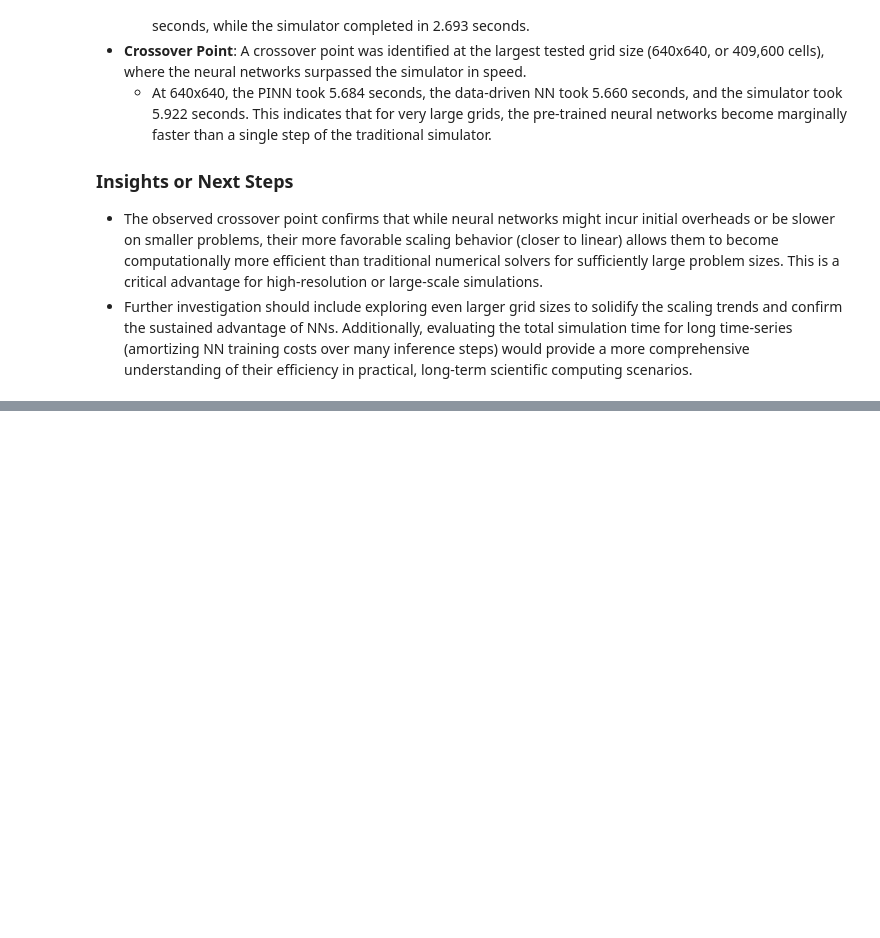
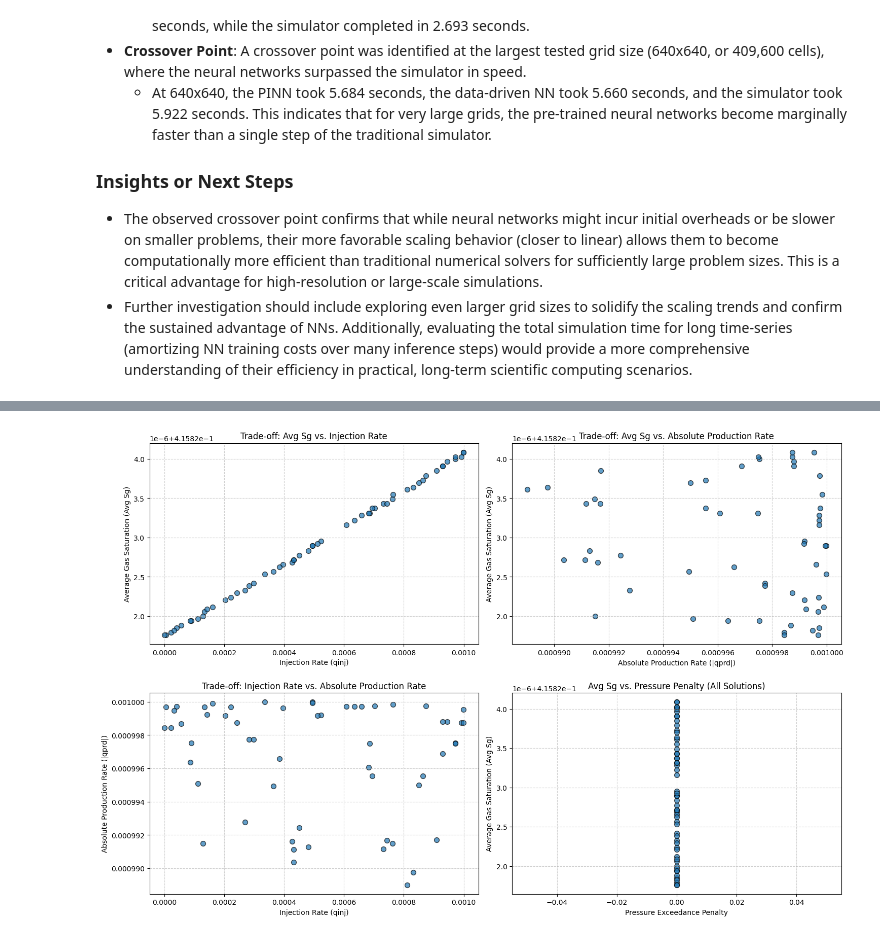
Before and after one commit to omar-mig/Optimisation, a Jupyter notebook: Untitled8.ipynb, the cells around one changed output, grey strips where cells are left out. Cells and saved outputs as stored; diff of their text form; code cells hidden in the pictures; blank space fills up the shorter version.

```diff
--- a/Untitled8.ipynb
+++ b/Untitled8.ipynb
@@ -5007,0 +5692,7 @@ Yes, a crossover point where neural networks (both PINN and Data-Driven NN) beca
+# %%
+print("Starting NSGA-II optimization...")
+
+# Run the multi-objective optimization
+res = minimize(problem, algorithm, termination, verbose=True, save_history=True)
+
+print("NSGA-II optimization finished.")
@@ -5007,0 +5720,84 @@ Yes, a crossover point where neural networks (both PINN and Data-Driven NN) beca
+# %%
+import matplotlib.pyplot as plt
+import pandas as pd
+import numpy as np
+
+# Extract non-dominated solutions (Pareto front)
+# res.F contains the objective values for the final population
+# res.X contains the design variables (qinj, qprd) for the final population
+# We are interested in the non-dominated set, which pymoo provides directly if termination is reached
+# If no specific non-dominated solutions are explicitly returned by res, we take the entire final population
+# and assume the non-dominated filtering has happened internally during NSGA2 evolution.
+# The 'result' object `res` from `minimize` should contain the `opt` attribute for optimal solutions.
+
+if res.X is not None and res.F is not None:
+    X_pareto = res.X  # Design variables of the Pareto front
+    F_pareto = res.F  # Objective values of the Pareto front
+    print(f"Found {len(X_pareto)} non-dominated solutions.")
+
+    # Convert objectives back to intuitive meanings
+    avg_Sg = -F_pareto[:, 0]  # Maximize avg Sg
+    qinj_opt = F_pareto[:, 1]  # Minimize qinj
+    qprd_opt_abs = -F_pareto[:, 2] # Minimize qprd (which is negative) means maximize |qprd| or actual withdrawal
+    P_penalty = F_pareto[:, 3] # Minimize P_penalty
+
+    # Create a DataFrame for easier analysis
+    pareto_df = pd.DataFrame({
+        'qinj': qinj_opt,
+        'qprd_abs': qprd_opt_abs,
+        'avg_Sg': avg_Sg,
+        'P_penalty': P_penalty
+    })
+
+    # Filter out solutions with high pressure penalty (these are generally undesirable)
+    # A small threshold for P_penalty might be acceptable, but significant penalty indicates infeasibility
+    acceptable_P_penalty_threshold = 1e-6 # Example threshold for pressure penalty
+    feasible_pareto_df = pareto_df[pareto_df['P_penalty'] < acceptable_P_penalty_threshold]
+
+    print("\nSummary of Feasible Pareto Front Solutions:")
+    print(feasible_pareto_df.describe())
+
+    # --- Visualization ---
+    # We have 4 objectives, so we'll need multiple 2D plots to show trade-offs.
+
+    plt.figure(figsize=(15, 10))
+
+    # Plot 1: Trade-off between Avg Sg and Injection Rate
+    plt.subplot(2, 2, 1)
+    plt.scatter(feasible_pareto_df['qinj'], feasible_pareto_df['avg_Sg'], s=50, edgecolors='k', alpha=0.7)
+    plt.xlabel('Injection Rate (qinj)')
+    plt.ylabel('Average Gas Saturation (Avg Sg)')
+    plt.title('Trade-off: Avg Sg vs. Injection Rate')
+    plt.grid(True, linestyle='--', alpha=0.6)
+
+    # Plot 2: Trade-off between Avg Sg and Absolute Production Rate
+    plt.subplot(2, 2, 2)
+    plt.scatter(feasible_pareto_df['qprd_abs'], feasible_pareto_df['avg_Sg'], s=50, edgecolors='k', alpha=0.7)
+    plt.xlabel('Absolute Production Rate (|qprd|)')
+    plt.ylabel('Average Gas Saturation (Avg Sg)')
+    plt.title('Trade-off: Avg Sg vs. Absolute Production Rate')
+    plt.grid(True, linestyle='--', alpha=0.6)
+
+    # Plot 3: Trade-off between Injection Rate and Absolute Production Rate
+    plt.subplot(2, 2, 3)
+    plt.scatter(feasible_pareto_df['qinj'], feasible_pareto_df['qprd_abs'], s=50, edgecolors='k', alpha=0.7)
+    plt.xlabel('Injection Rate (qinj)')
+    plt.ylabel('Absolute Production Rate (|qprd|)')
+    plt.title('Trade-off: Injection Rate vs. Absolute Production Rate')
+    plt.grid(True, linestyle='--', alpha=0.6)
+
+    # Plot 4: Avg Sg vs. Pressure Penalty (to ensure filtering works)
+    plt.subplot(2, 2, 4)
+    plt.scatter(pareto_df['P_penalty'], pareto_df['avg_Sg'], s=50, edgecolors='k', alpha=0.7)
+    plt.xlabel('Pressure Exceedance Penalty')
+    plt.ylabel('Average Gas Saturation (Avg Sg)')
+    plt.title('Avg Sg vs. Pressure Penalty (All Solutions)')
+    plt.grid(True, linestyle='--', alpha=0.6)
+    plt.yscale('linear') # Ensure scale is not log if values are small
+
+    plt.tight_layout()
+    plt.show()
+
+else:
+    print("No solutions found or optimization result is empty.")
+# %% [output]
@@ -5007,0 +5816 @@ Yes, a crossover point where neural networks (both PINN and Data-Driven NN) beca
+[figure, added]
```
Also changed, not shown: parts of 74 cells of this notebook.
